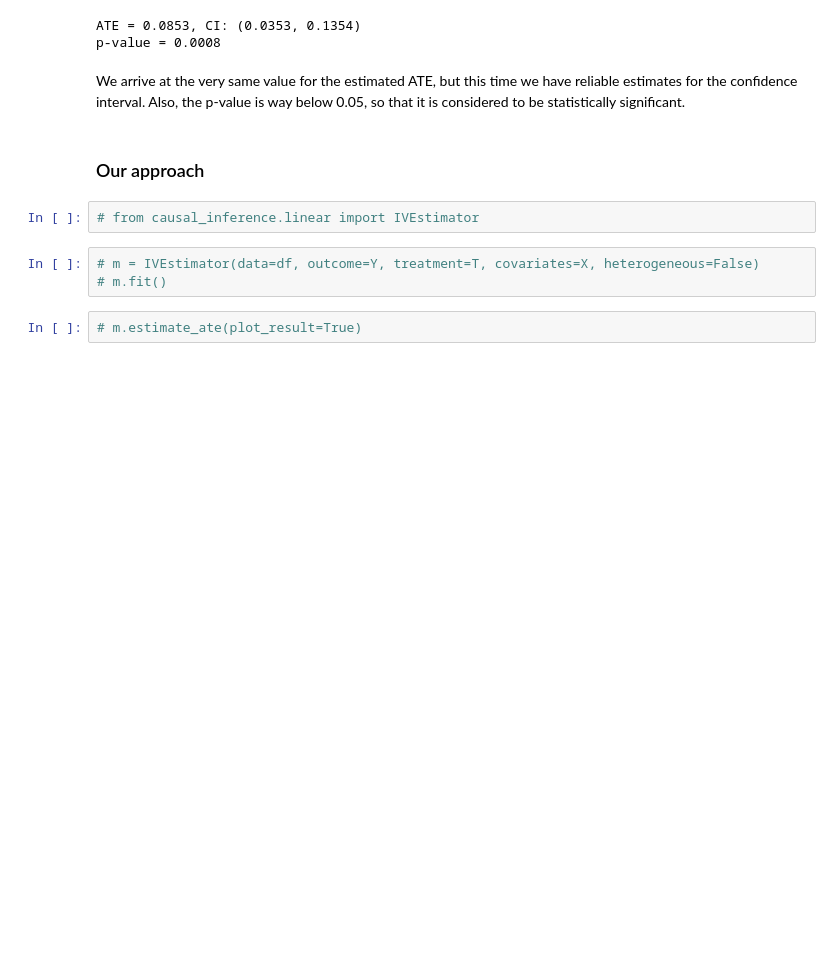
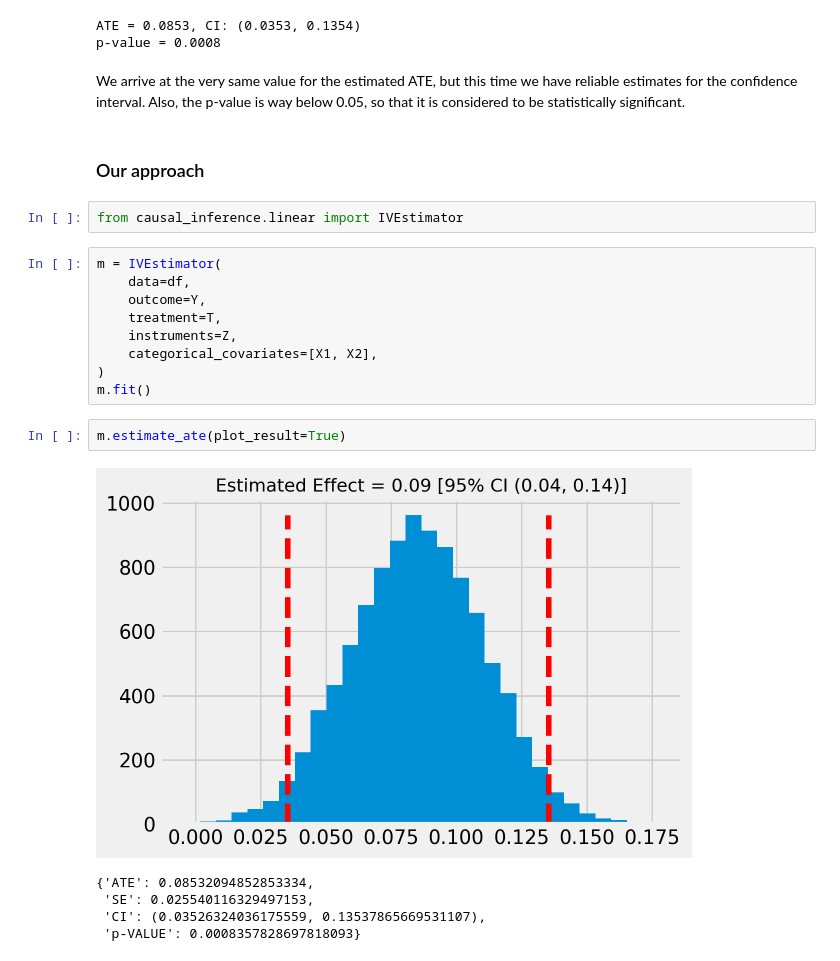
Before and after one commit to gfluz94/causal-inference, a Jupyter notebook: examples/02. ATE with Instrumental Variables.ipynb, the cells around one changed output. Drawn from its saved outputs; the diff is of its cells as text; blank space fills up the shorter version.

```diff
--- a/examples/02. ATE with Instrumental Variables.ipynb
+++ b/examples/02. ATE with Instrumental Variables.ipynb
@@ -265,9 +265,21 @@ We arrive at the very same value for the estimated ATE, but this time we have re
 # %% [markdown]
 ### Our approach
 # %%
-# from causal_inference.linear import IVEstimator
+from causal_inference.linear import IVEstimator
 # %%
-# m = IVEstimator(data=df, outcome=Y, treatment=T, covariates=X, heterogeneous=False)
-# m.fit()
+m = IVEstimator(
+    data=df,
+    outcome=Y,
+    treatment=T,
+    instruments=Z,
+    categorical_covariates=[X1, X2],
+)
+m.fit()
 # %%
-# m.estimate_ate(plot_result=True)
+m.estimate_ate(plot_result=True)
+# %% [output]
+[figure, added]
+{'ATE': 0.08532094852853334,
+ 'SE': 0.025540116329497153,
+ 'CI': (0.03526324036175559, 0.13537865669531107),
+ 'p-VALUE': 0.0008357828697818093}
```
Also changed, not shown: parts of 1 cell of this notebook.
